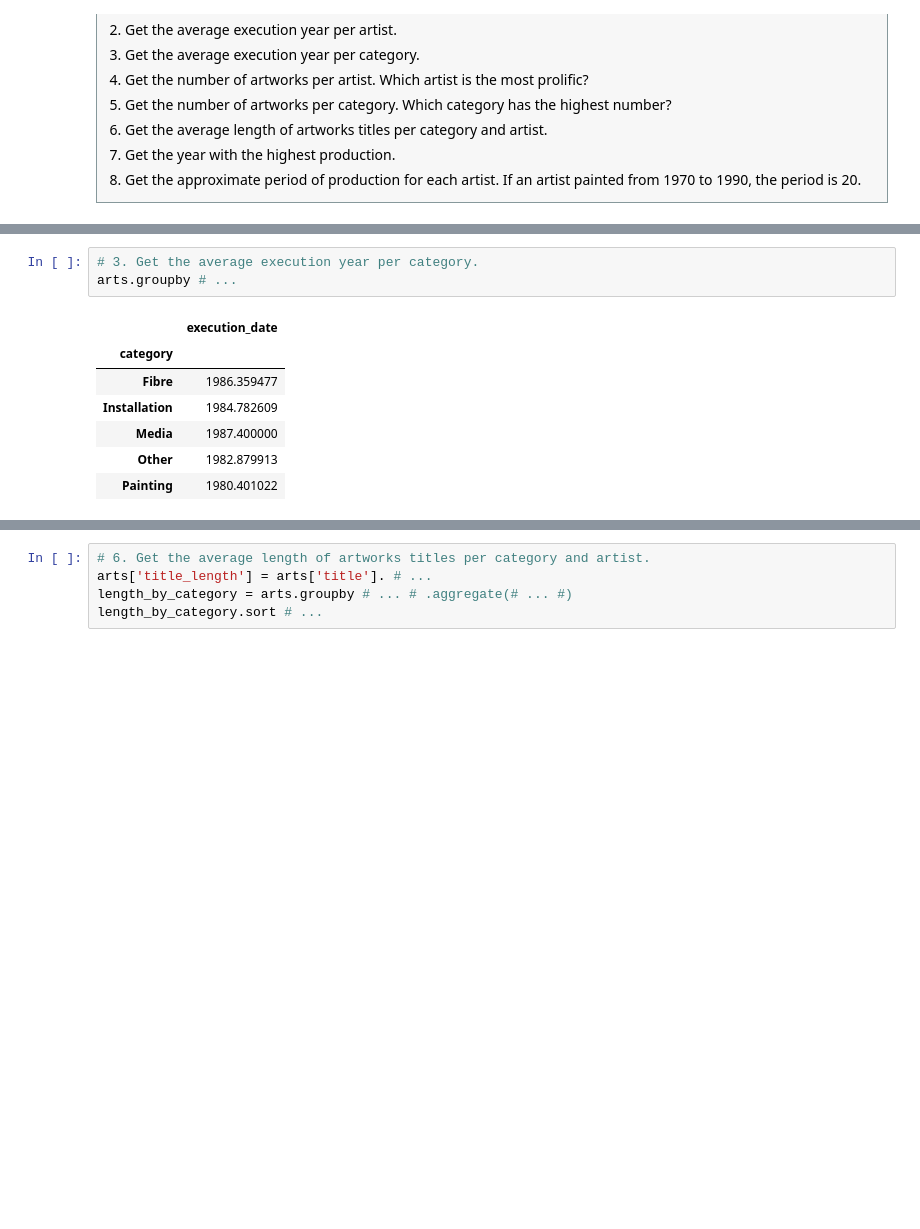
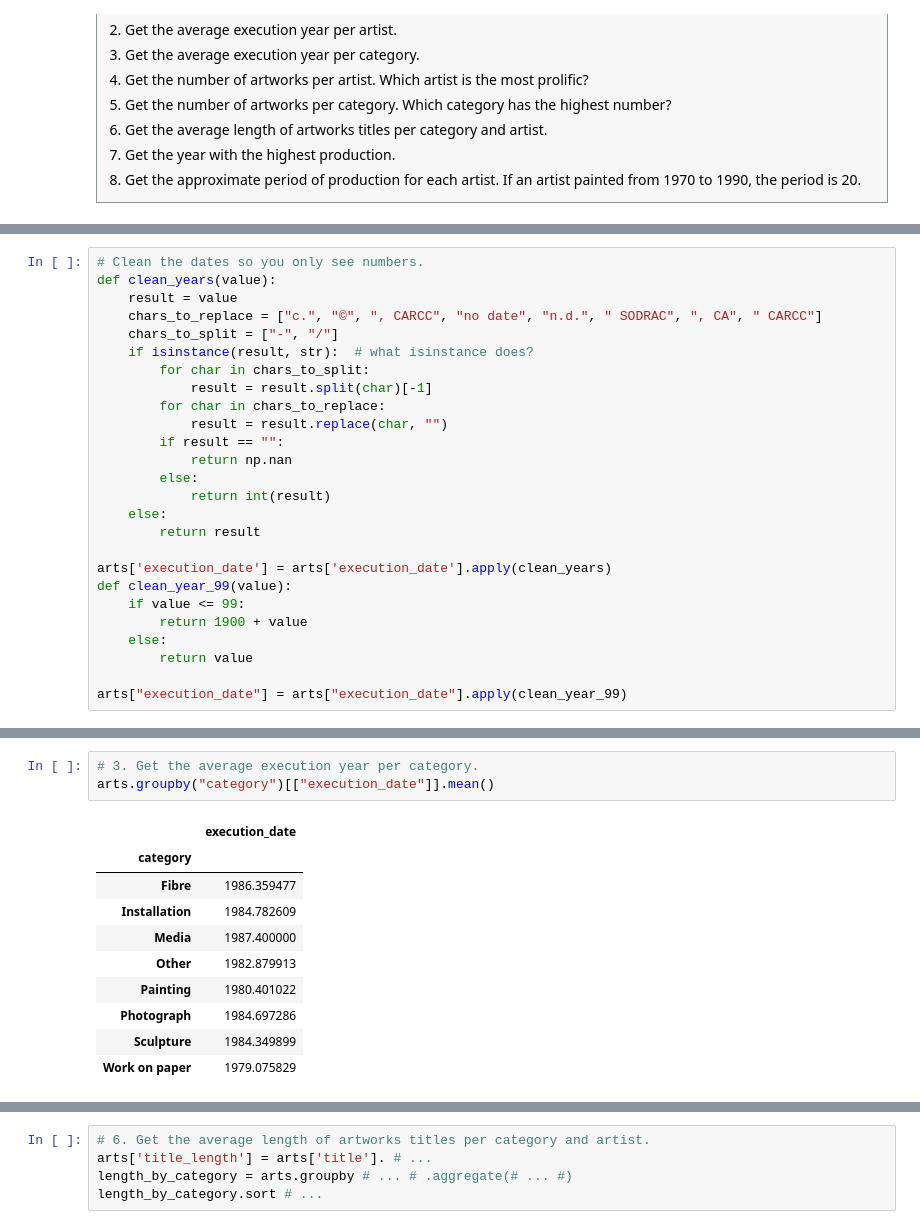
Before and after one commit to versae/DH2304, a Jupyter notebook: class07.ipynb, the cells around one changed output, grey strips where cells are left out. Drawn from its saved outputs; the diff is of its cells as text; blank space fills up the shorter version.

```diff
--- a/class07.ipynb
+++ b/class07.ipynb
@@ -262,3 +253,29 @@ arts.head()
+# %%
+# Clean the dates so you only see numbers.
+def clean_years(value):
+    result = value
+    chars_to_replace = ["c.", "©", ", CARCC", "no date", "n.d.", " SODRAC", ", CA", " CARCC"]
+    chars_to_split = ["-", "/"]
+    if isinstance(result, str):  # what isinstance does?
+        for char in chars_to_split:
+            result = result.split(char)[-1]
+        for char in chars_to_replace:
+            result = result.replace(char, "")
+        if result == "":
+            return np.nan
+        else:
+            return int(result)
+    else:
+        return result
+
+arts['execution_date'] = arts['execution_date'].apply(clean_years)
+def clean_year_99(value):
+    if value <= 99:
+        return 1900 + value
+    else:
+        return value
+
+arts["execution_date"] = arts["execution_date"].apply(clean_year_99)
 # %%
 # 1. Clean the dates so you only see numbers by using string manipulations
 arts["execution_date"] = arts["execution_date"].str.findall# .. #
@@ -295,14 +312,17 @@ arts.groupby(# ... #).mean().head()
 | Abdilla, Alex | 2001.000000 |
 # %%
 # 3. Get the average execution year per category.
-arts.groupby # ...
+arts.groupby("category")[["execution_date"]].mean()
 # %% [output]
 |  | execution_date |
 | category |  |
 | Fibre | 1986.359477 |
 | Installation | 1984.782609 |
 | Media | 1987.400000 |
 | Other | 1982.879913 |
 | Painting | 1980.401022 |
+| Photograph | 1984.697286 |
+| Sculpture | 1984.349899 |
+| Work on paper | 1979.075829 |
 # %%
 # 4. Get the number of artworks per artist. Which artist is the most prolific?
```
Also changed, not shown: parts of 12 cells of this notebook, 2 other files.
